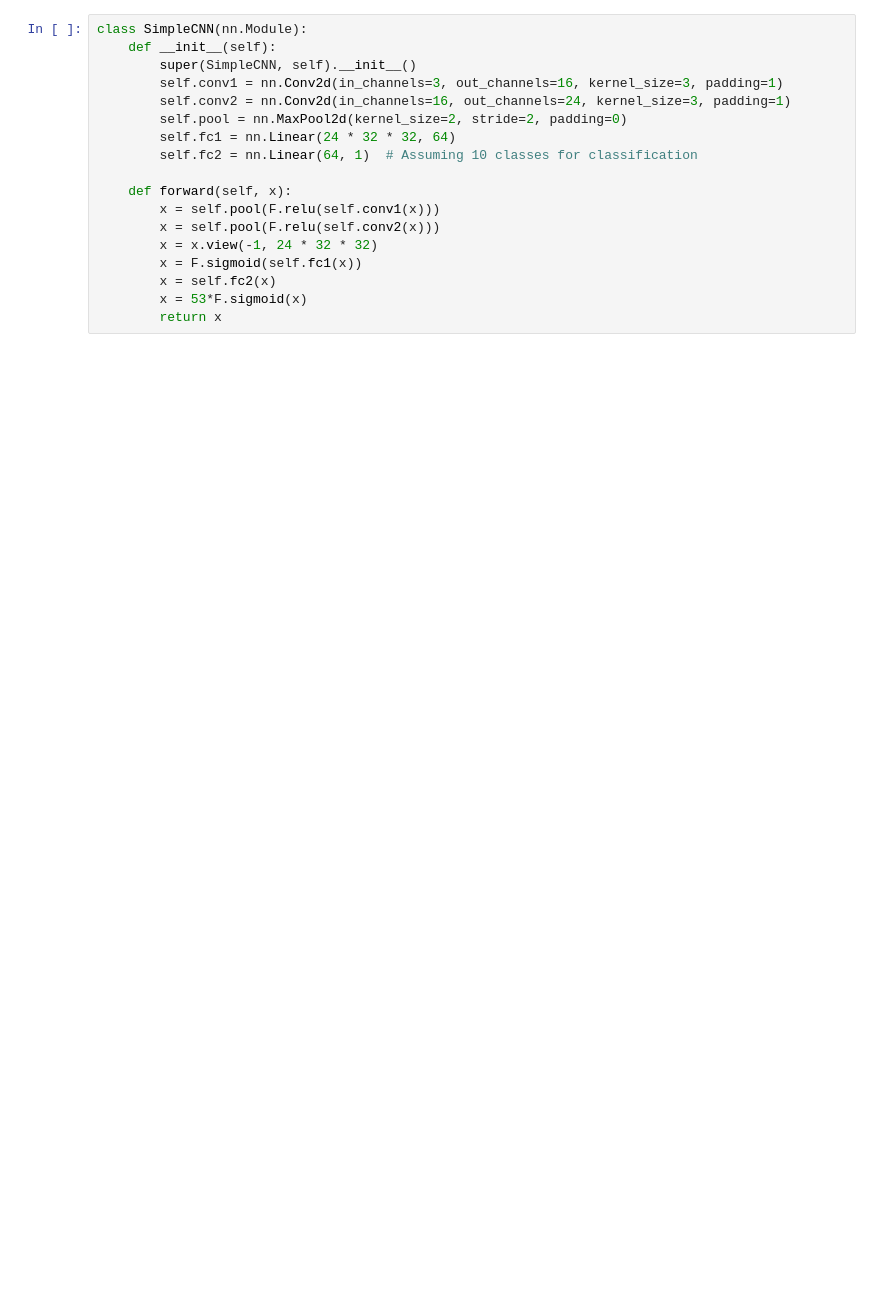
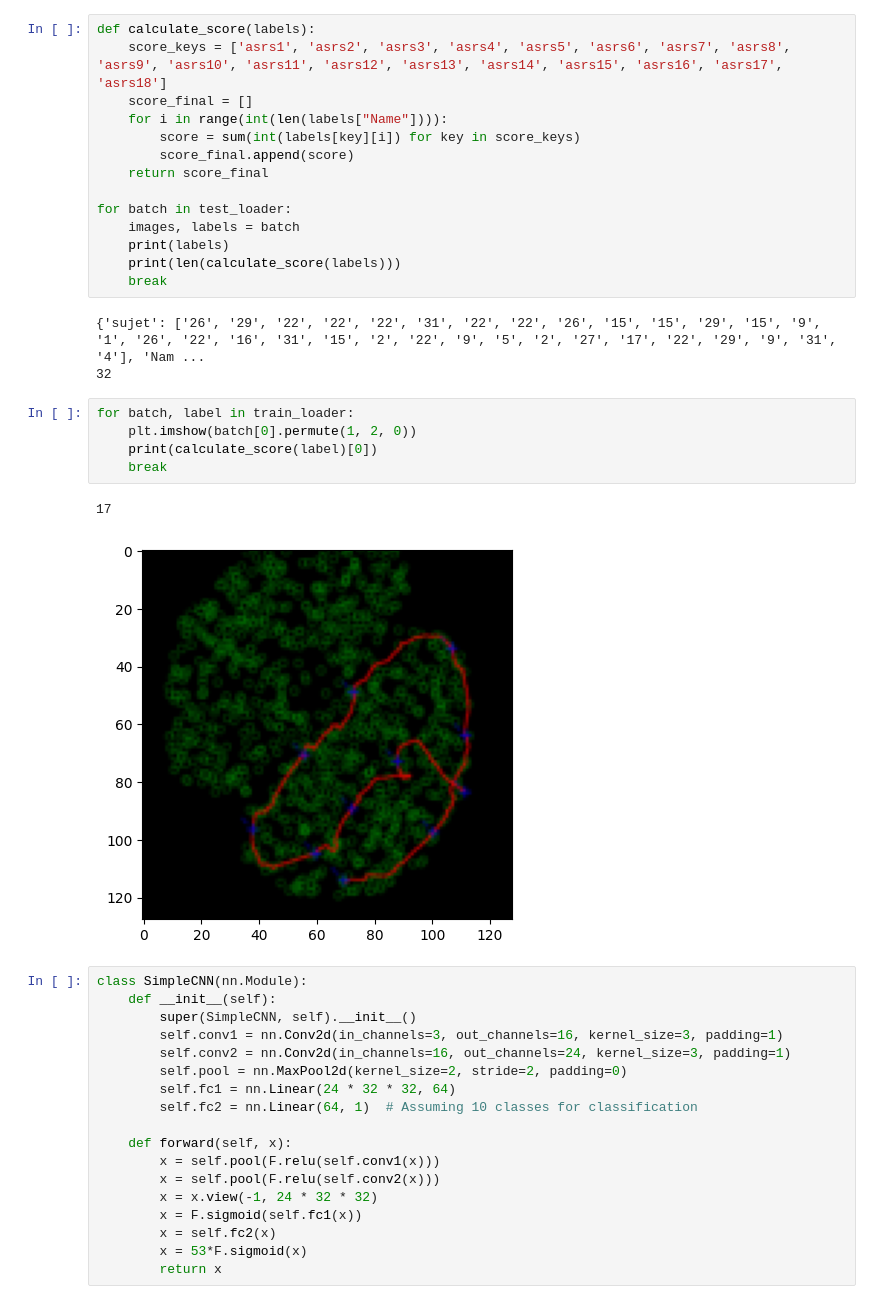
Before and after one commit to TomFiz/neuroforest, a Jupyter notebook: neuroforest-master/notebooks/2d_CNN.ipynb, the cells around one changed output. Drawn from its saved outputs; the diff is of its cells as text; blank space fills up the shorter version.

```diff
--- a/neuroforest-master/notebooks/2d_CNN.ipynb
+++ b/neuroforest-master/notebooks/2d_CNN.ipynb
@@ -21,3 +92,28 @@ os.environ["KMP_DUPLICATE_LIB_OK"]="TRUE"
+# %%
+def calculate_score(labels):
+    score_keys = ['asrs1', 'asrs2', 'asrs3', 'asrs4', 'asrs5', 'asrs6', 'asrs7', 'asrs8', 'asrs9', 'asrs10', 'asrs11', 'asrs12', 'asrs13', 'asrs14', 'asrs15', 'asrs16', 'asrs17', 'asrs18']
+    score_final = []
+    for i in range(int(len(labels["Name"]))):
+        score = sum(int(labels[key][i]) for key in score_keys)
+        score_final.append(score)
+    return score_final
+
+for batch in test_loader:
+    images, labels = batch
+    print(labels)
+    print(len(calculate_score(labels)))
+    break
+# %% [output]
+{'sujet': ['26', '29', '22', '22', '22', '31', '22', '22', '26', '15', '15', '29', '15', '9', '1', '26', '22', '16', '31', '15', '2', '22', '9', '5', '2', '27', '17', '22', '29', '9', '31', '4'], 'Nam ...
+32
+# %%
+for batch, label in train_loader:
+    plt.imshow(batch[0].permute(1, 2, 0))
+    print(calculate_score(label)[0])
+    break
+# %% [output]
+17
+[figure, added]
 # %%
 class SimpleCNN(nn.Module):
     def __init__(self):
```
Also changed, not shown: parts of 10 cells of this notebook, 1 other file.
